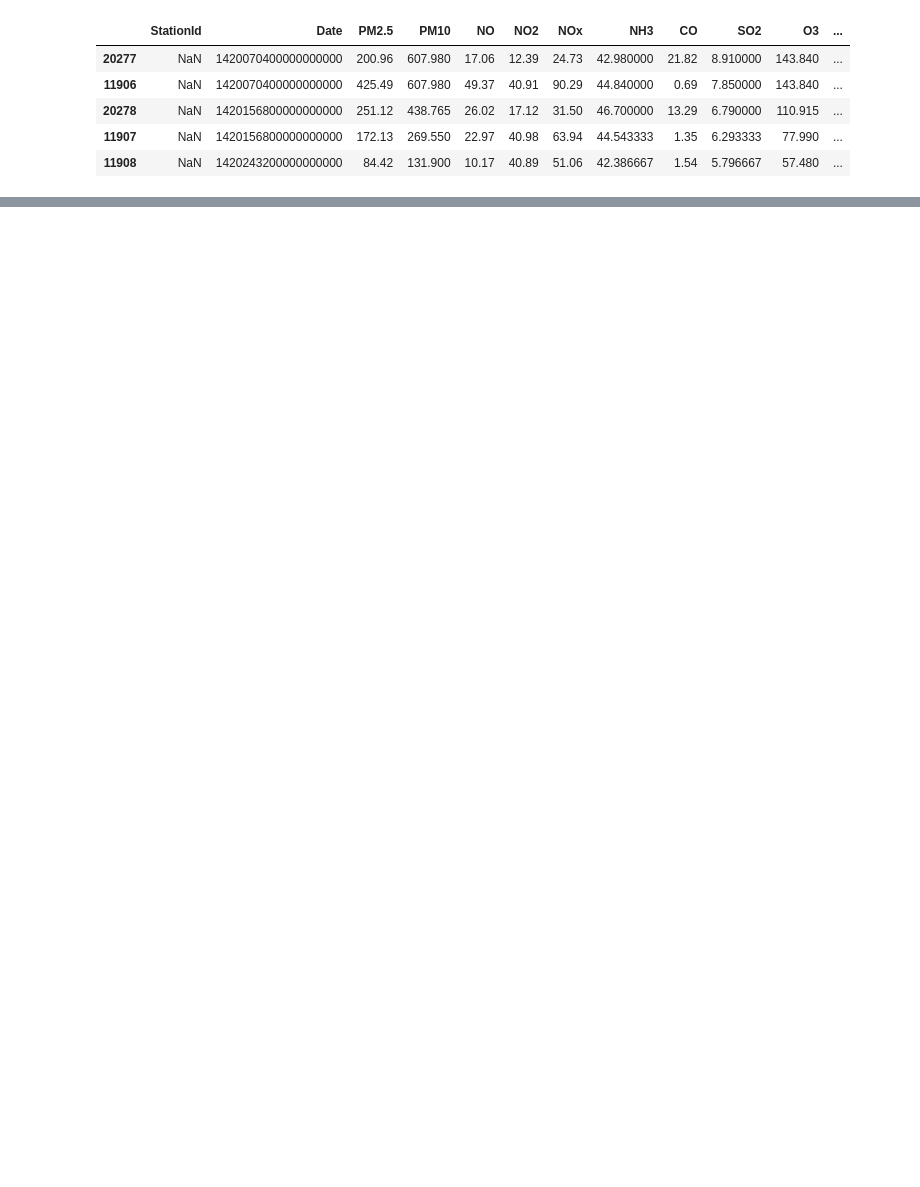
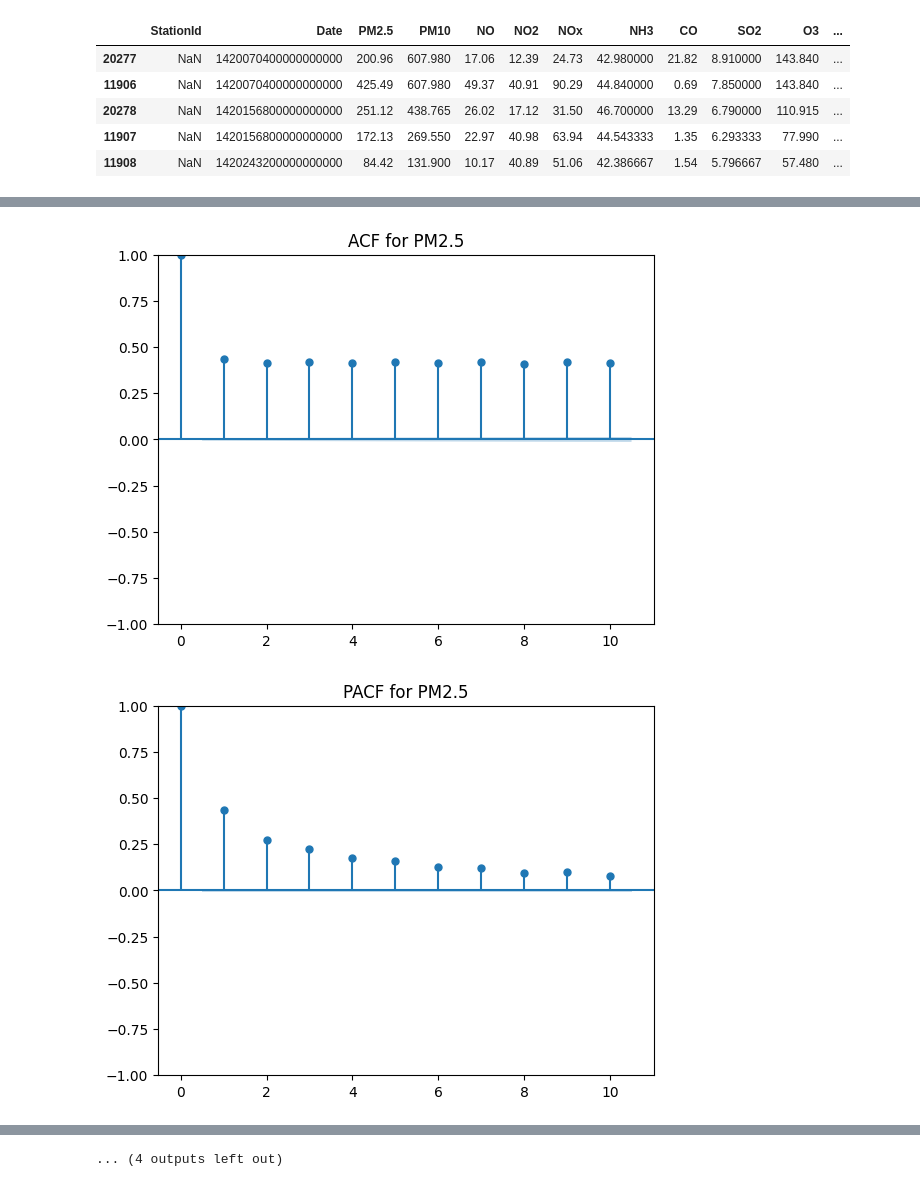
Before and after one commit to M-Sparsh-Mehra/urban-air-quality-index-predictor, a Jupyter notebook: notebooks/EDA_pollutants.ipynb, the cells around one changed output, grey strips where cells are left out. Saved outputs shown, nothing was run; the diff lists cells and outputs as text; code cells hidden in the pictures; blank space fills up the shorter version.

```diff
--- a/notebooks/EDA_pollutants.ipynb
+++ b/notebooks/EDA_pollutants.ipynb
@@ -16,0 +90,14 @@ df.head()
+# %%
+from statsmodels.graphics.tsaplots import plot_acf, plot_pacf
+
+for feature in df[POLLUTANTS]:
+    plot_acf(df[feature].dropna(), lags=10)
+    mp.title(f"ACF for {feature}")
+    mp.show()
+
+    plot_pacf(df[feature].dropna(), lags=10)
+    mp.title(f"PACF for {feature}")
+    mp.show()
+# %% [output]
+[figure, added]
+[figure, added]
@@ -16,0 +114 @@ df.head()
+... (4 outputs left out)
```
Also changed, not shown: parts of 9 cells of this notebook.
